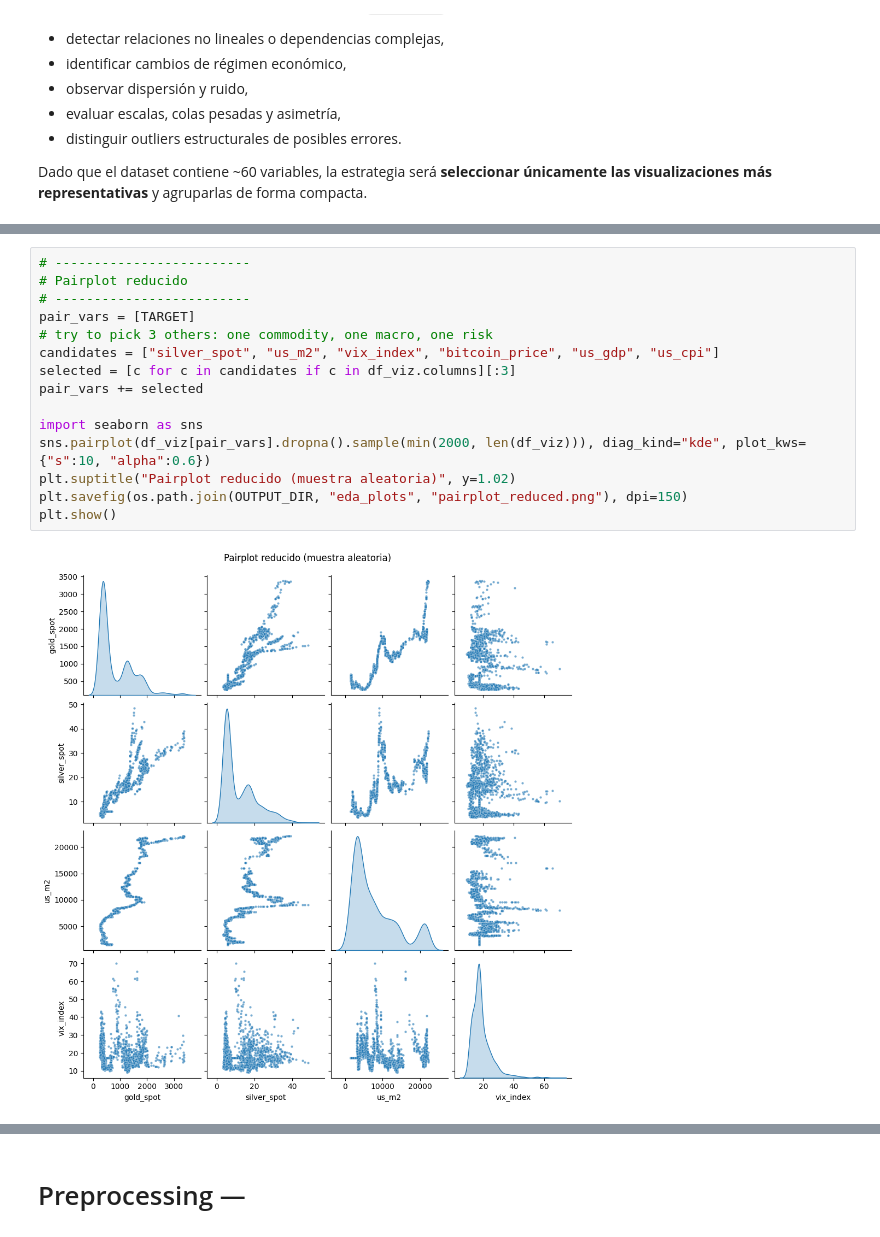
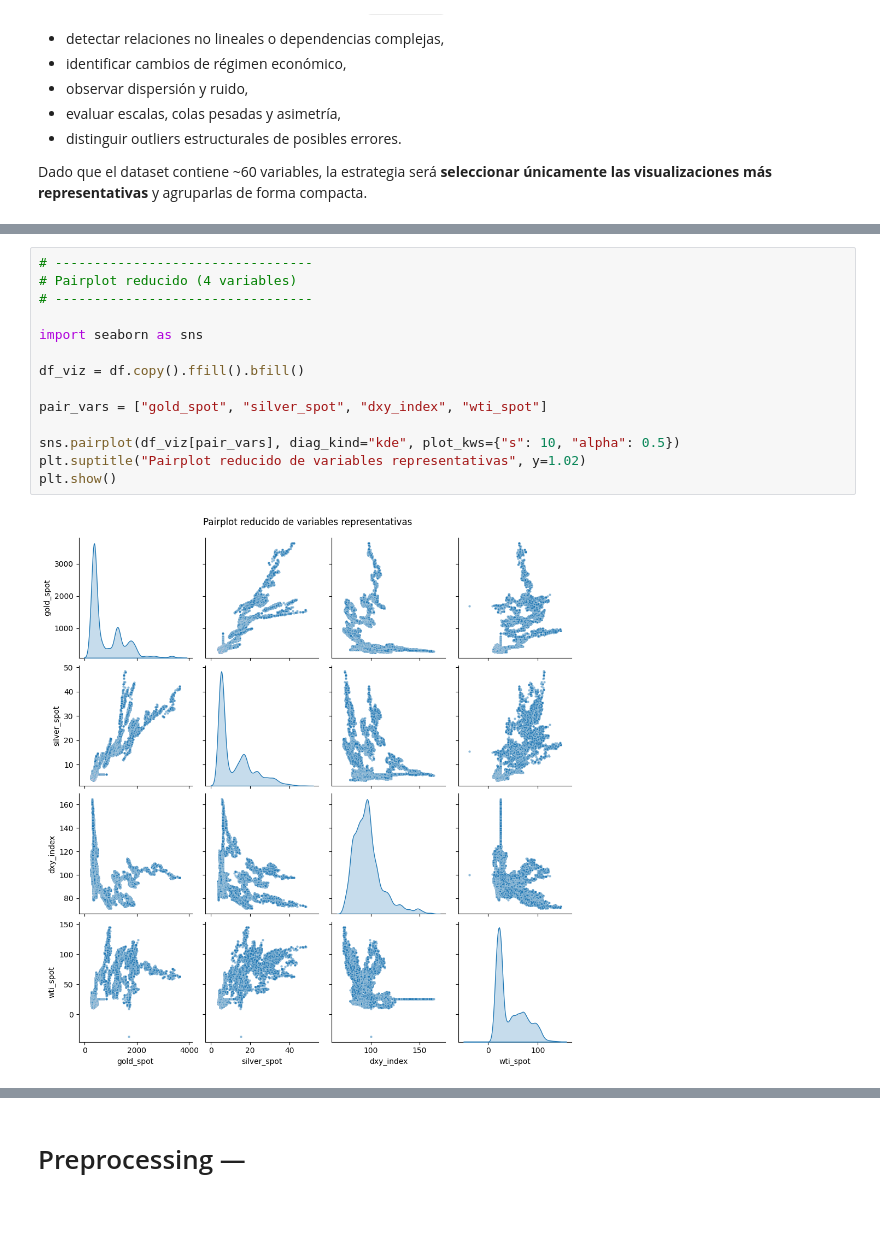
Before and after one commit to sebastianmalbaceda/gold-price-prediction, a Jupyter notebook: notebooks/gold-price-prediction.ipynb, the cells around one changed output, grey strips where cells are left out. Saved outputs shown, nothing was run; the diff lists cells and outputs as text.

```diff
--- a/notebooks/gold-price-prediction.ipynb
+++ b/notebooks/gold-price-prediction.ipynb
@@ -2112,18 +1852,17 @@ Se construye un pairplot reducido con 4 variables seleccionadas de diferentes fa
 # %%
-# -------------------------
-# Pairplot reducido
-# -------------------------
-pair_vars = [TARGET]
-# try to pick 3 others: one commodity, one macro, one risk
-candidates = ["silver_spot", "us_m2", "vix_index", "bitcoin_price", "us_gdp", "us_cpi"]
-selected = [c for c in candidates if c in df_viz.columns][:3]
-pair_vars += selected
+# ---------------------------------
+# Pairplot reducido (4 variables)
+# ---------------------------------
 
 import seaborn as sns
-sns.pairplot(df_viz[pair_vars].dropna().sample(min(2000, len(df_viz))), diag_kind="kde", plot_kws={"s":10, "alpha":0.6})
-plt.suptitle("Pairplot reducido (muestra aleatoria)", y=1.02)
-plt.savefig(os.path.join(OUTPUT_DIR, "eda_plots", "pairplot_reduced.png"), dpi=150)
+
+df_viz = df.copy().ffill().bfill()
+
+pair_vars = ["gold_spot", "silver_spot", "dxy_index", "wti_spot"]
+
+sns.pairplot(df_viz[pair_vars], diag_kind="kde", plot_kws={"s": 10, "alpha": 0.5})
+plt.suptitle("Pairplot reducido de variables representativas", y=1.02)
 plt.show()
 # %% [output]
-[figure, old version]
+[figure, new version]
 # %% [markdown]
```
Also changed, not shown: parts of 31 cells of this notebook.
